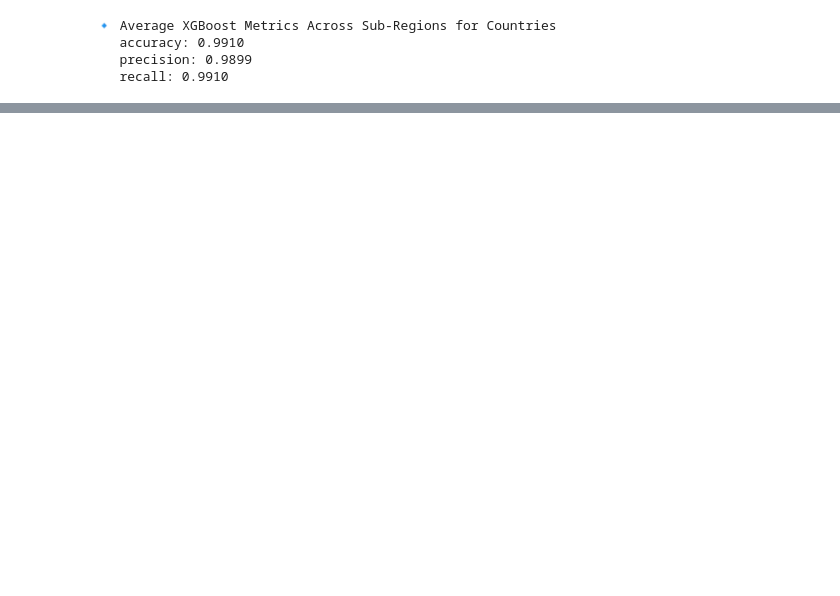
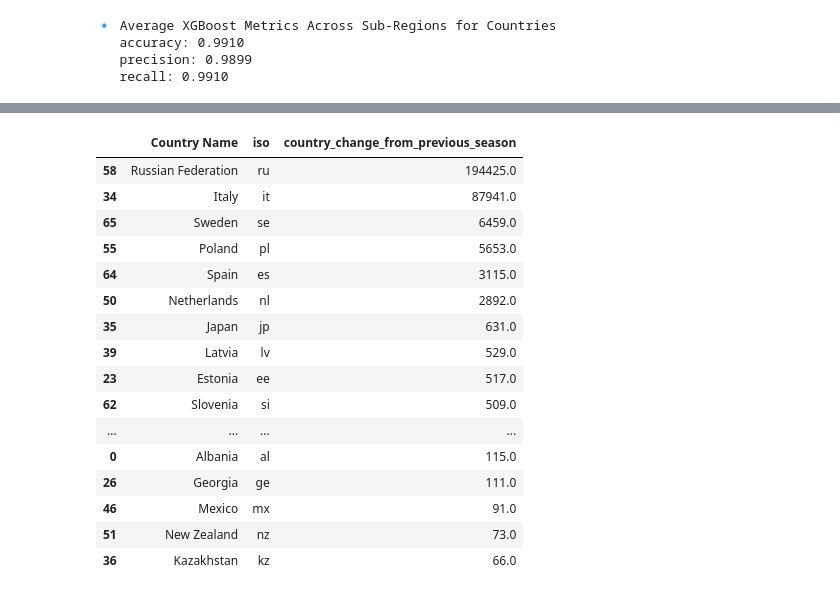
Before and after one commit to AngeliqueAlex/New_Opera_Company_Capstone, a Jupyter notebook: 04_05_Processing_and_Modeling.ipynb, the cells around one changed output, grey strips where cells are left out. Saved outputs shown, nothing was run; the diff lists cells and outputs as text; code cells hidden in the pictures; blank space fills up the shorter version.

```diff
--- a/04_05_Processing_and_Modeling.ipynb
+++ b/04_05_Processing_and_Modeling.ipynb
@@ -2302,0 +2561,20 @@ xgb_metrics_city     0.874506
+# %%
+top_countries
+# %% [output]
+|  | Country Name | iso | country_change_from_previous_season |
+| 58 | Russian Federation | ru | 194425.0 |
+| 34 | Italy | it | 87941.0 |
+| 65 | Sweden | se | 6459.0 |
+| 55 | Poland | pl | 5653.0 |
+| 64 | Spain | es | 3115.0 |
+| 50 | Netherlands | nl | 2892.0 |
+| 35 | Japan | jp | 631.0 |
+| 39 | Latvia | lv | 529.0 |
+| 23 | Estonia | ee | 517.0 |
+| 62 | Slovenia | si | 509.0 |
+| ... | ... | ... | ... |
+| 0 | Albania | al | 115.0 |
+| 26 | Georgia | ge | 111.0 |
+| 46 | Mexico | mx | 91.0 |
+| 51 | New Zealand | nz | 73.0 |
+| 36 | Kazakhstan | kz | 66.0 |
```
Also changed, not shown: parts of 29 cells of this notebook.
